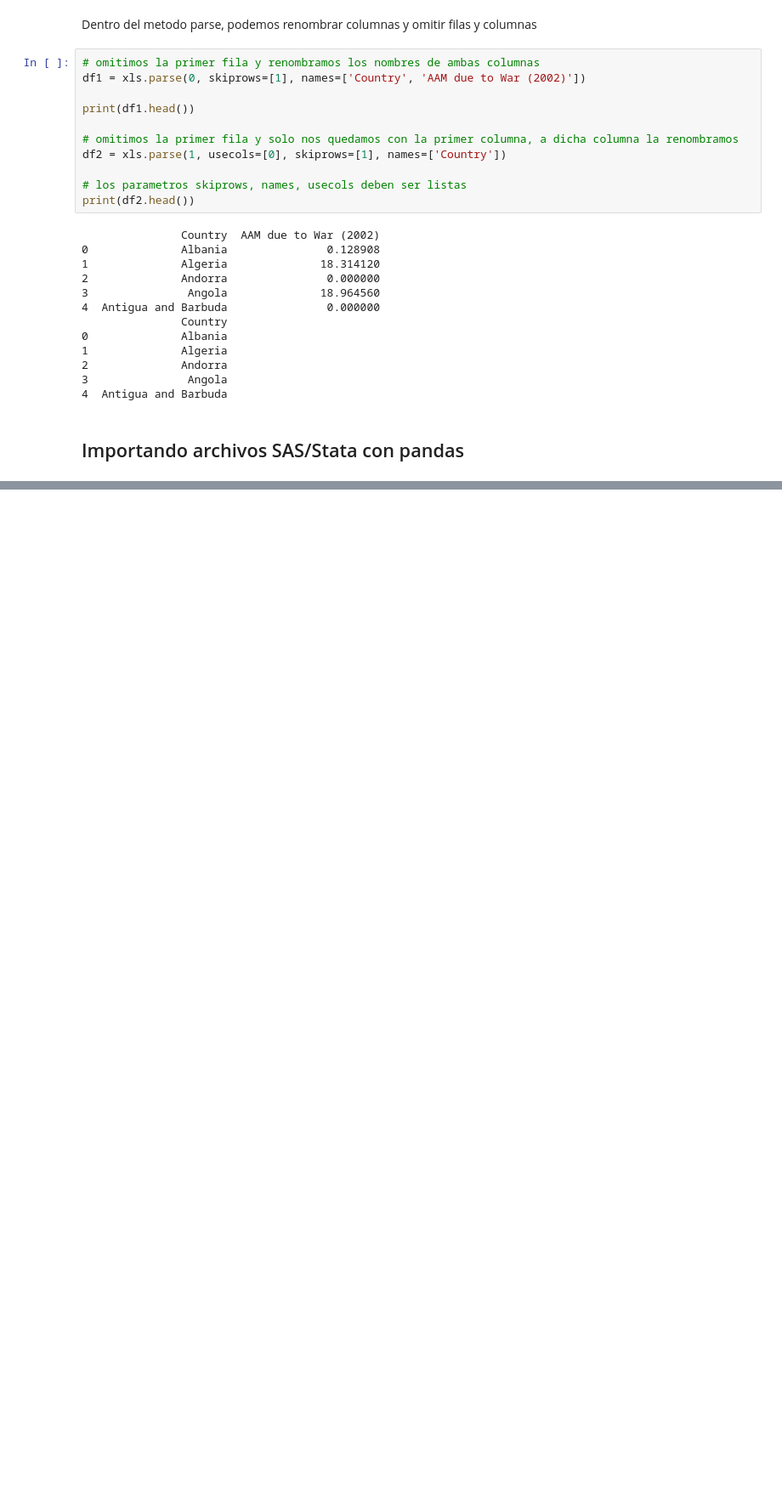
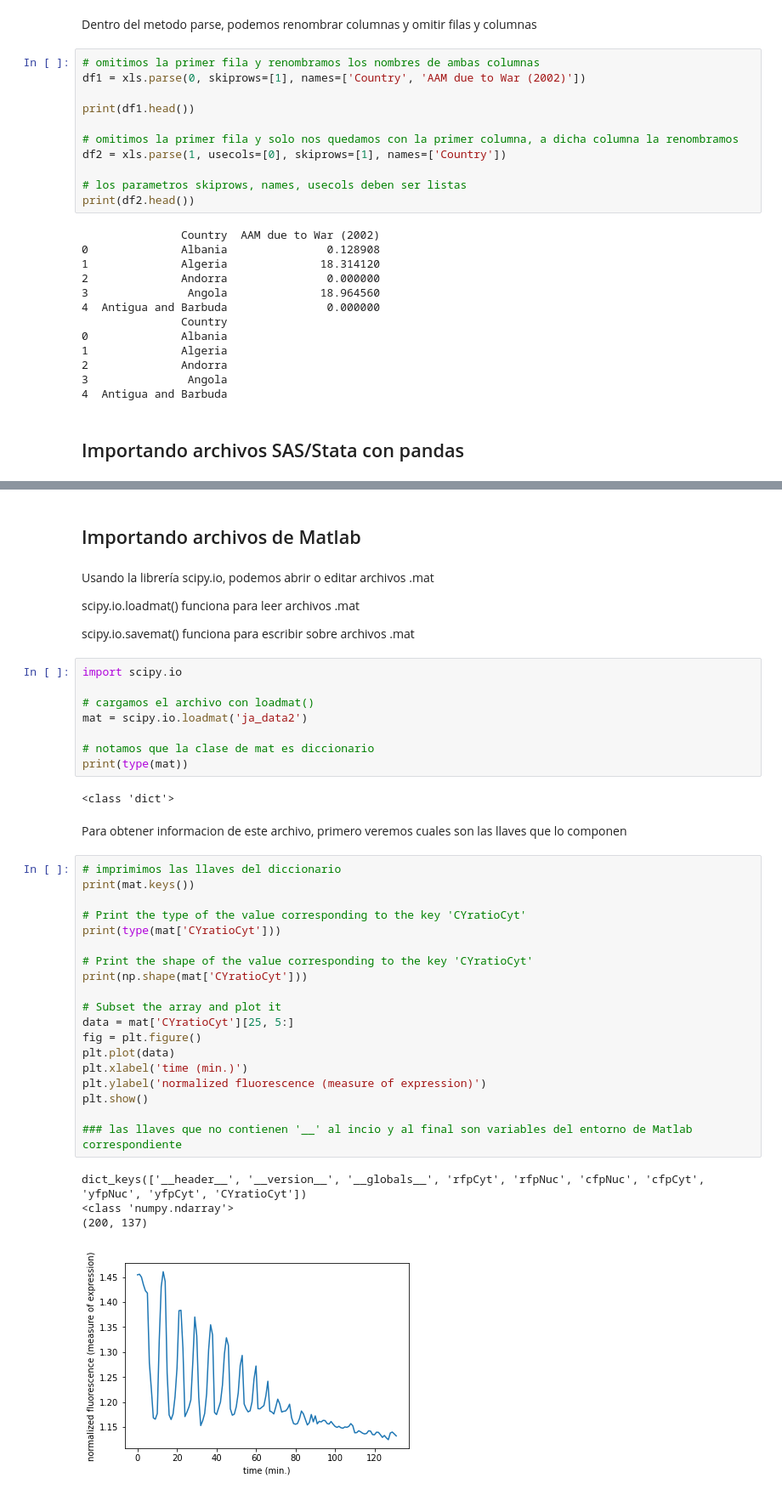
Before and after one commit to RichCM99/PythonBasics, a Jupyter notebook: IntImportingDataPython.ipynb, the cells around one changed output, grey strips where cells are left out. Shown at 85% size. Cells and saved outputs as stored; diff of their text form; blank space fills up the shorter version.

```diff
--- a/IntImportingDataPython.ipynb
+++ b/IntImportingDataPython.ipynb
@@ -169,0 +257,44 @@ print(df2.head())
+# %% [markdown]
+## Importando archivos de Matlab
+# %% [markdown]
+Usando la librería scipy.io, podemos abrir o editar archivos .mat
+
+scipy.io.loadmat() funciona para leer archivos .mat
+
+scipy.io.savemat() funciona para escribir sobre archivos .mat
+# %%
+import scipy.io
+
+# cargamos el archivo con loadmat()
+mat = scipy.io.loadmat('ja_data2')
+
+# notamos que la clase de mat es diccionario
+print(type(mat))
+# %% [output]
+<class 'dict'>
+# %% [markdown]
+Para obtener informacion de este archivo, primero veremos cuales son las llaves que lo componen
+# %%
+# imprimimos las llaves del diccionario
+print(mat.keys())
+
+# Print the type of the value corresponding to the key 'CYratioCyt'
+print(type(mat['CYratioCyt']))
+
+# Print the shape of the value corresponding to the key 'CYratioCyt'
+print(np.shape(mat['CYratioCyt']))
+
+# Subset the array and plot it
+data = mat['CYratioCyt'][25, 5:]
+fig = plt.figure()
+plt.plot(data)
+plt.xlabel('time (min.)')
+plt.ylabel('normalized fluorescence (measure of expression)')
+plt.show()
+
+### las llaves que no contienen '__' al incio y al final son variables del entorno de Matlab correspondiente
+# %% [output]
+dict_keys(['__header__', '__version__', '__globals__', 'rfpCyt', 'rfpNuc', 'cfpNuc', 'cfpCyt', 'yfpNuc', 'yfpCyt', 'CYratioCyt'])
+<class 'numpy.ndarray'>
+(200, 137)
+[figure, added]
```
Also changed, not shown: parts of 27 cells of this notebook, 1 other file.
